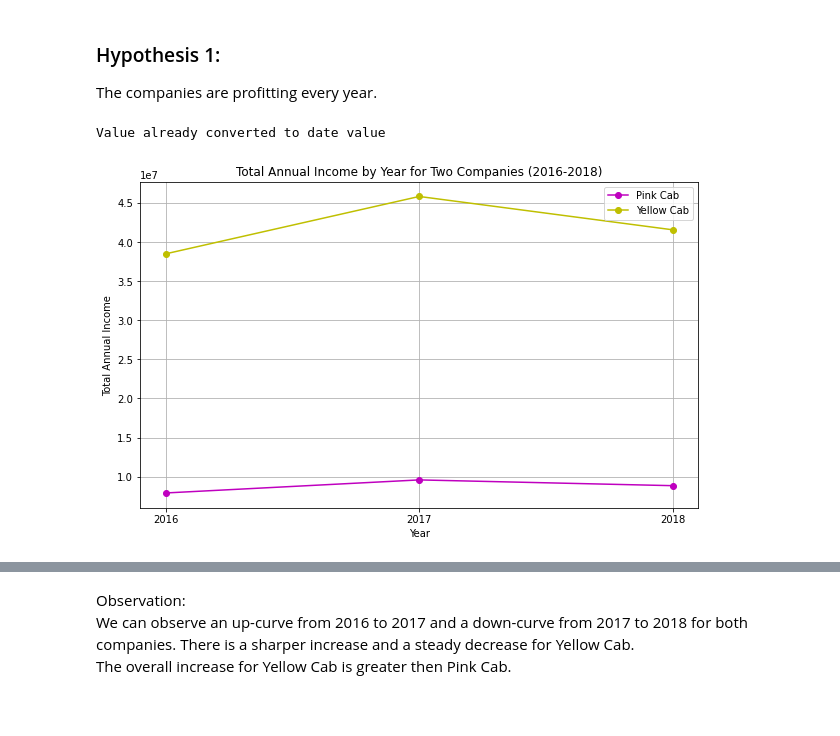
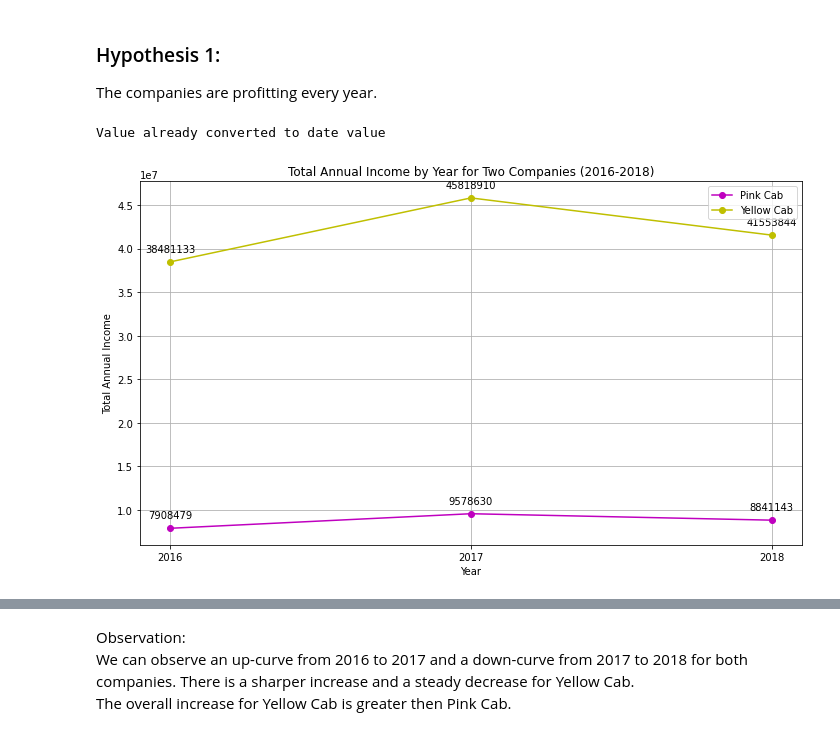
Before and after one commit to jshen1s1/DataSets, a Jupyter notebook: EDA_study.ipynb, the cells around one changed output, grey strips where cells are left out. Drawn from its saved outputs; the diff is of its cells as text; code cells hidden in the pictures; blank space fills up the shorter version.

```diff
--- a/EDA_study.ipynb
+++ b/EDA_study.ipynb
@@ -9,6 +9,11 @@ transaction = pd.read_csv('Transaction_ID.csv')
 
 merged_data = pd.merge(cab_data, transaction, on='Transaction ID')
 merged_data = pd.merge(merged_data, customer_info, on='Customer ID')
+# %%
+merged_data['Income Class'] = pd.cut(merged_data['Income (USD/Month)'],
+                            bins=[0, 3500, 15000, float('inf')],
+                            labels=['Low Income', 'Middle Income', 'High Income'])
+merged_data['Profit'] = merged_data['Price Charged'] - merged_data['Cost of Trip']
 # %%
 print(merged_data.shape)
 # %% [output]
@@ -19,29 +24,35 @@ The companies are profitting every year.
 # %%
 # Analysis total company income annually for both company
 from datetime import datetime, timedelta
 
 # function borrowed from https://stackoverflow.com/questions/29387137/how-to-convert-a-given-ordinal-number-from-excel-to-a-date/29387450#29387450
 def from_excel_ordinal(ordinal: float, _epoch0=datetime(1899, 12, 31)) -> datetime:
     if ordinal >= 60:
         ordinal -= 1  # Excel leap year bug, 1900 is not a leap year!
     return (_epoch0 + timedelta(days=ordinal)).replace(microsecond=0)
 
 try:
     merged_data['Date of Travel'] = merged_data['Date of Travel'].apply(from_excel_ordinal)
 except TypeError:
     print('Value already converted to date value')
 grouped_data = merged_data.groupby([merged_data['Date of Travel'].dt.year, 'Company'])['Price Charged'].sum().unstack(fill_value=0)
 
 plt.figure(figsize=(10, 6))
 plt.plot(grouped_data.index, grouped_data['Pink Cab'], label='Pink Cab', marker='o', color='m')
 plt.plot(grouped_data.index, grouped_data['Yellow Cab'], label='Yellow Cab', marker='o', color='y')
 plt.xlabel('Year')
 plt.ylabel('Total Annual Income')
 plt.title('Total Annual Income by Year for Two Companies (2016-2018)')
 plt.xticks(grouped_data.index)
 plt.legend()
+
+for year, company_a, company_b in zip(grouped_data.index, grouped_data['Pink Cab'], grouped_data['Yellow Cab']):
+    plt.annotate(f'{company_a:.0f}', (year, company_a), textcoords="offset points", xytext=(0,10), ha='center')
+    plt.annotate(f'{company_b:.0f}', (year, company_b), textcoords="offset points", xytext=(0,10), ha='center')
+
 plt.grid(True)
+plt.tight_layout()
 plt.show()
 # %% [output]
 Value already converted to date value
-[figure, old version]
+[figure, new version]
```
Also changed, not shown: parts of 11 cells of this notebook, 1 other file.
